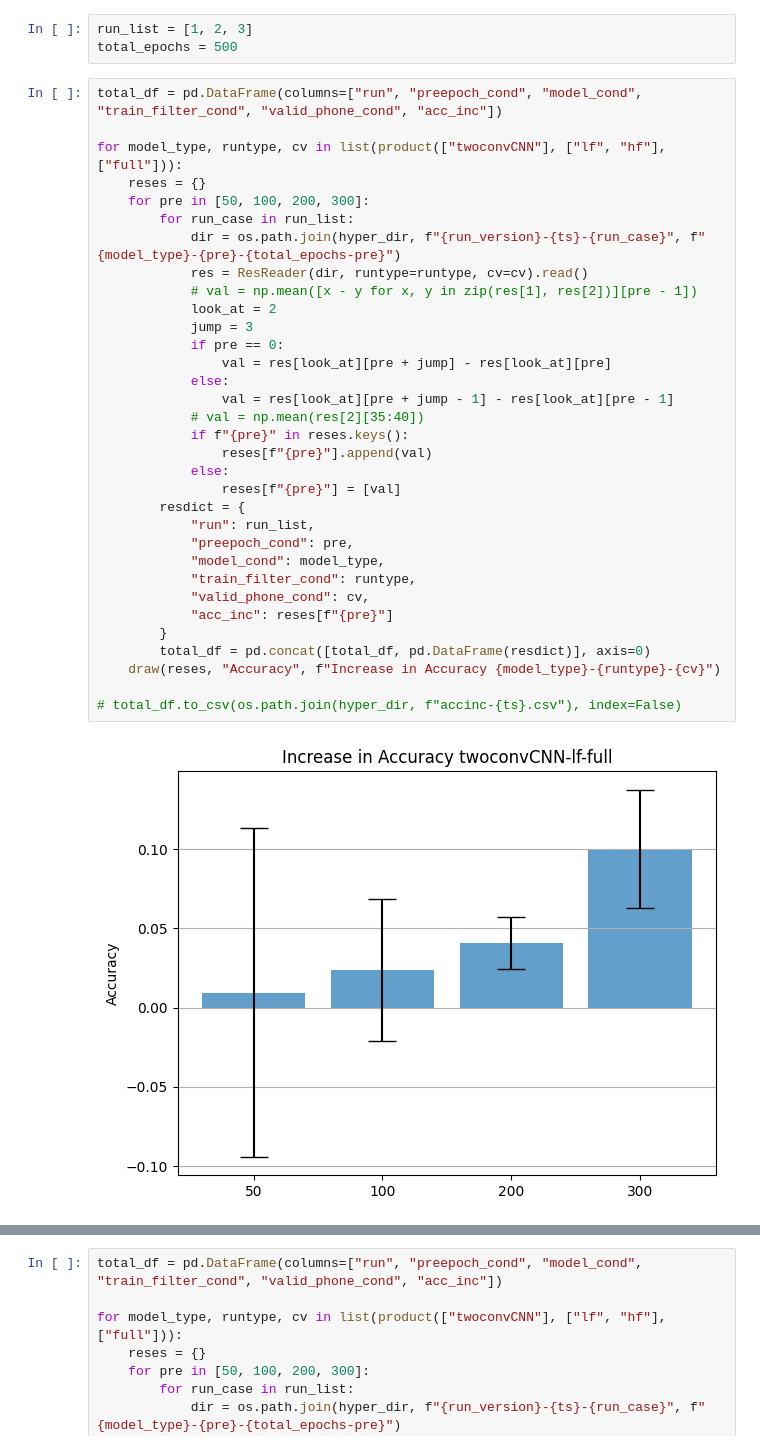
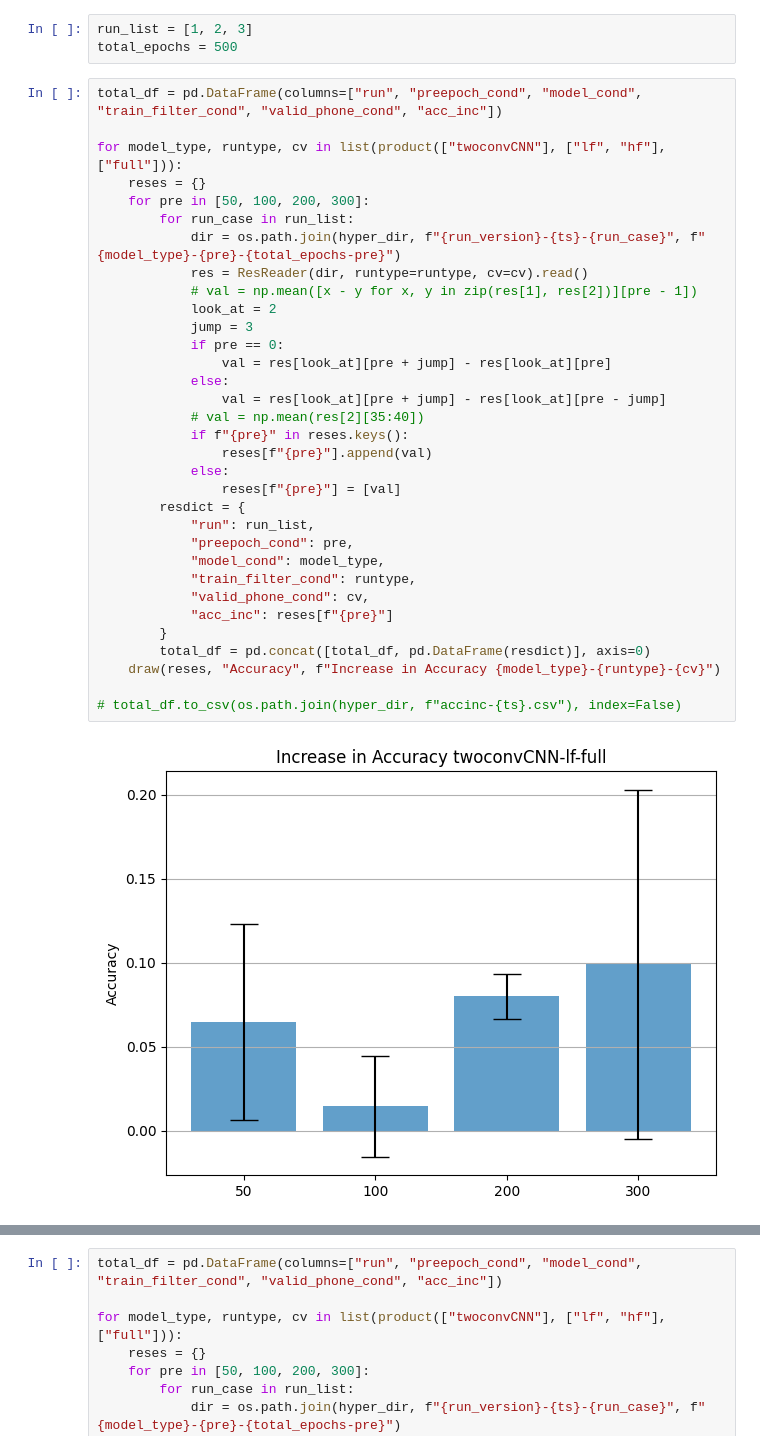
Before and after one commit to Frankalexej/proslearn_22, a Jupyter notebook: A_2_analysis.ipynb, the cells around one changed output, grey strips where cells are left out. Saved outputs shown, nothing was run; the diff lists cells and outputs as text.

```diff
--- a/A_2_analysis.ipynb
+++ b/A_2_analysis.ipynb
@@ -101,32 +101,32 @@ total_df = pd.DataFrame(columns=["run", "preepoch_cond", "model_cond", "train_fi
 for model_type, runtype, cv in list(product(["twoconvCNN"], ["lf", "hf"], ["full"])):
     reses = {}
     for pre in [50, 100, 200, 300]:
         for run_case in run_list:
             dir = os.path.join(hyper_dir, f"{run_version}-{ts}-{run_case}", f"{model_type}-{pre}-{total_epochs-pre}")
             res = ResReader(dir, runtype=runtype, cv=cv).read()
             # val = np.mean([x - y for x, y in zip(res[1], res[2])][pre - 1])
             look_at = 2
             jump = 3
             if pre == 0:
                 val = res[look_at][pre + jump] - res[look_at][pre]
             else:
-                val = res[look_at][pre + jump - 1] - res[look_at][pre - 1]
+                val = res[look_at][pre + jump] - res[look_at][pre - jump]
             # val = np.mean(res[2][35:40])
             if f"{pre}" in reses.keys():
                 reses[f"{pre}"].append(val)
             else:
                 reses[f"{pre}"] = [val]
         resdict = {
             "run": run_list,
             "preepoch_cond": pre,
             "model_cond": model_type,
             "train_filter_cond": runtype,
             "valid_phone_cond": cv,
             "acc_inc": reses[f"{pre}"]
         }
         total_df = pd.concat([total_df, pd.DataFrame(resdict)], axis=0)
     draw(reses, "Accuracy", f"Increase in Accuracy {model_type}-{runtype}-{cv}")
 
 # total_df.to_csv(os.path.join(hyper_dir, f"accinc-{ts}.csv"), index=False)
 # %% [output]
-[figure, old version]
+[figure, new version]
```
Also changed, not shown: parts of 5 cells of this notebook, 2 other files.
